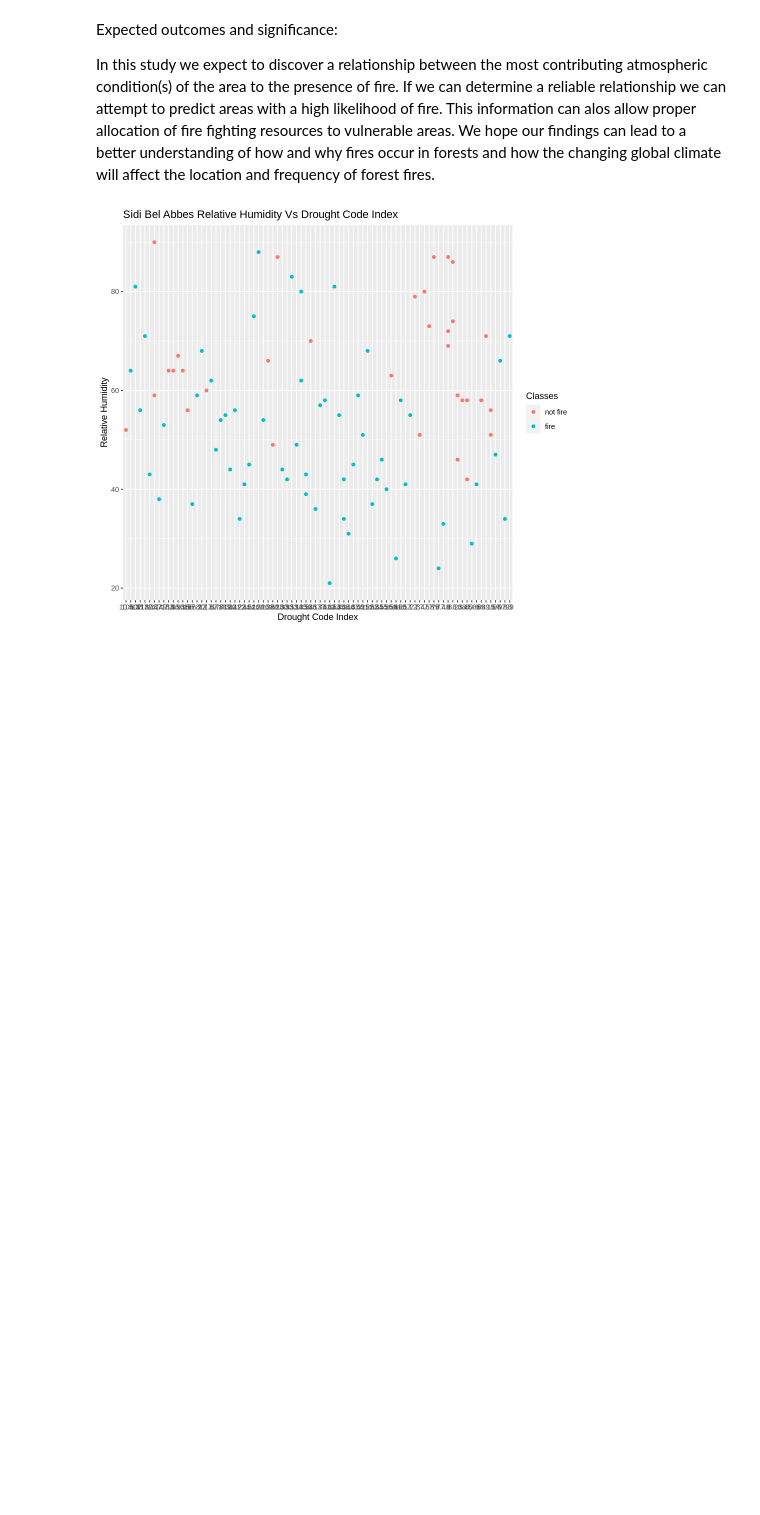
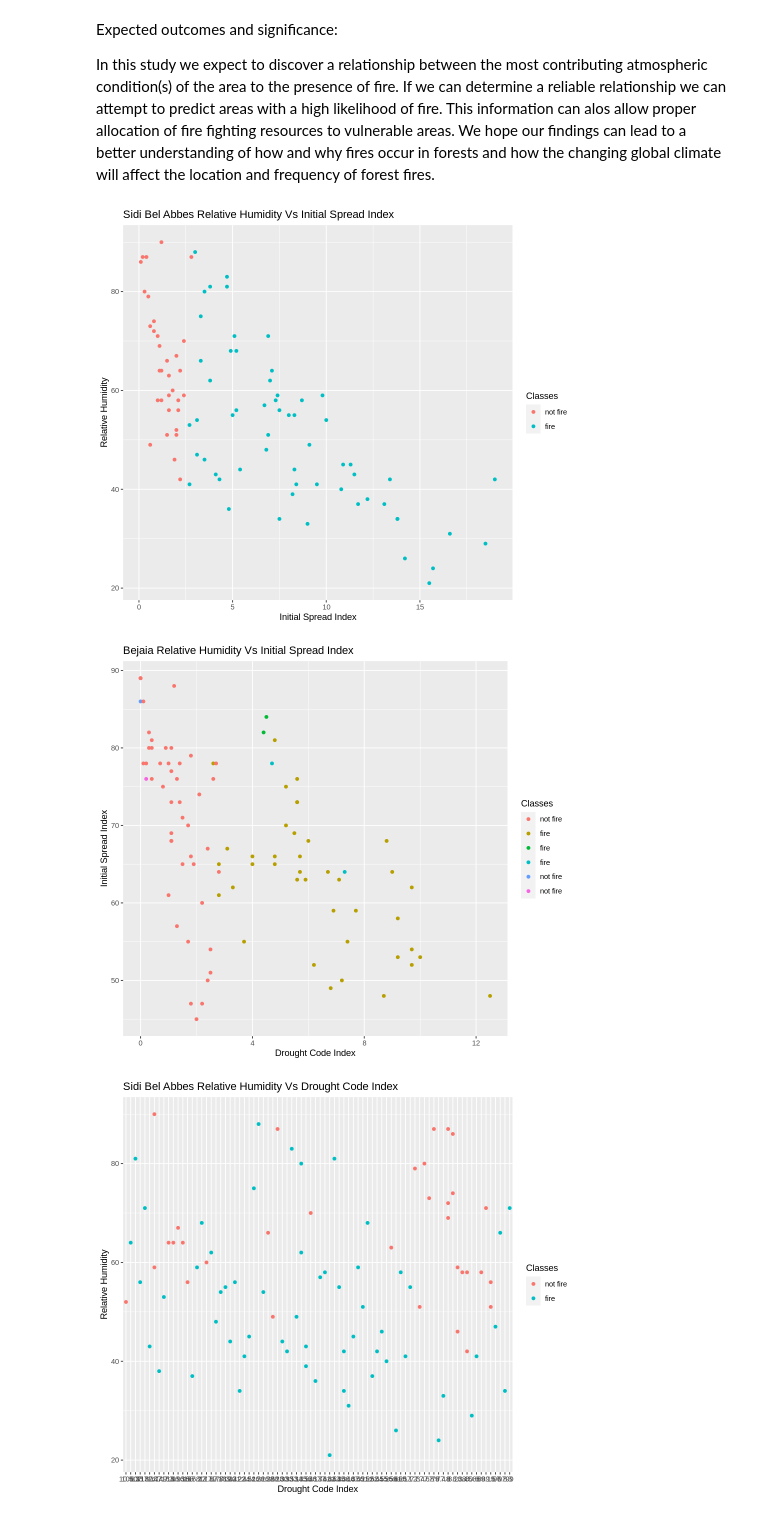
Before and after one commit to Bchau02/DSCI-100-Group-11-Project, a Jupyter notebook: Project.ipynb, the cells around one changed output. Saved outputs shown, nothing was run; the diff lists cells and outputs as text; code cells hidden in the pictures; blank space fills up the shorter version.

Commit message:
Made scatter plot of RH vs ISI
Note*** need to fix classes issue

```diff
--- a/Project.ipynb
+++ b/Project.ipynb
@@ -270,5 +270,29 @@ Sidi_Bel_Abbes_RH
 Expected outcomes and significance:
 
  In this study we expect to discover a relationship between the most contributing atmospheric condition(s) of the area to the presence of fire. If we can determine a reliable relationship we can attempt to predict areas with a high likelihood of fire. This information can alos allow proper allocation of fire fighting resources to vulnerable areas. We hope our findings can lead to a better understanding of how and why fires occur in forests and how the changing global climate will affect the location and frequency of forest fires.
+# %%
+options(repr.plot.width = 8, repr.plot.height = 7)
+Sidi_Bel_Abbes_RH_DC <- Sidi_Bel_Abbes_train%>%
+select(ISI, RH, Classes)%>%
+filter(Classes != "NA")%>%
+ggplot(aes(x=ISI, y= RH, color = Classes))+
+geom_point()+
+xlab("Initial Spread Index")+
+ylab("Relative Humidity")+
+labs(title="Sidi Bel Abbes Relative Humidity Vs Initial Spread Index")
+Sidi_Bel_Abbes_RH_DC
+
+Bejaia_RH_DC <- Bejaia_train %>%
+select(ISI, RH, Classes)%>%
+filter(Classes != "NA") %>%
+ggplot(aes(x=ISI, y= RH, color = Classes))+
+geom_point()+
+xlab("Initial Spread Index")+
+ylab("Relative Humidity")+
+labs(title="Bejaia Relative Humidity Vs Initial Spread Index")
+Bejaia_RH_DC
+# %% [output]
+[figure, added]
+[figure, added]
 # %%
 options(repr.plot.width = 8, repr.plot.height = 7)
```
Also changed, not shown: parts of 1 cell of this notebook.
